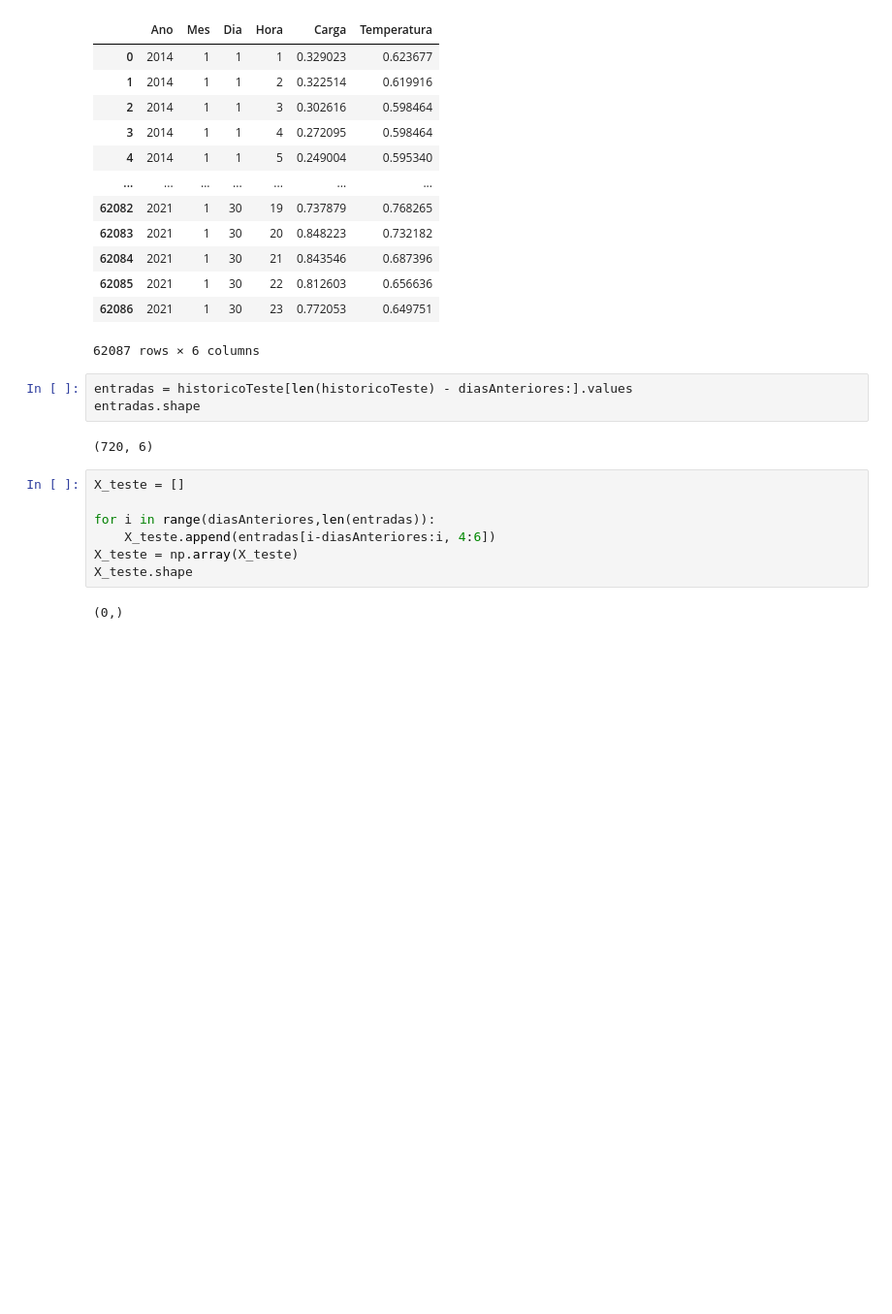
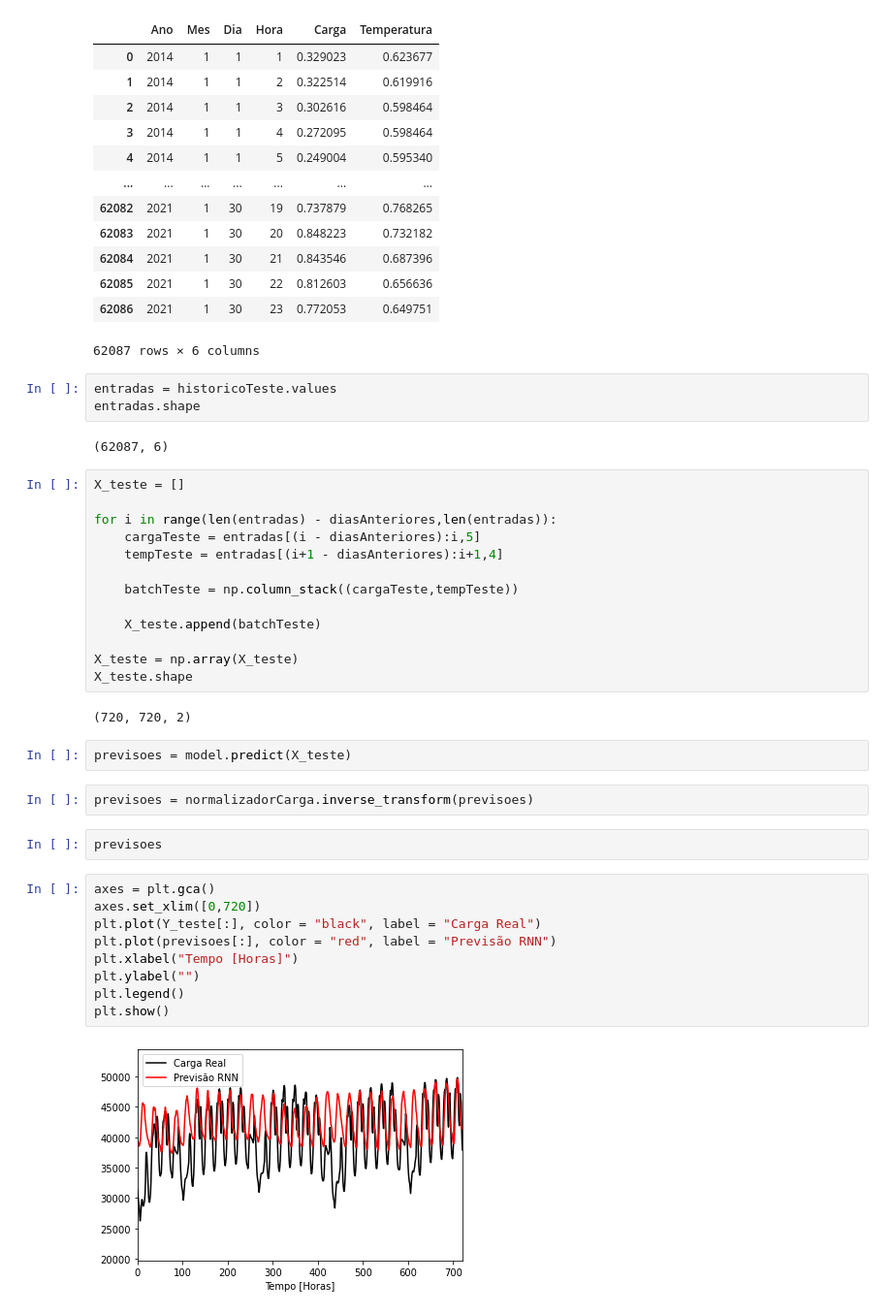
Before and after one commit to Abonvicine/ESTUDOS---Gerais, a Jupyter notebook: TG_Previsão_de_carga.ipynb, the cells around one changed output. Shown: that part at 97% size. Cells and saved outputs as stored; diff of their text form; blank space fills up the shorter version.

```diff
--- a/TG_Previsão_de_carga.ipynb
+++ b/TG_Previsão_de_carga.ipynb
@@ -137,16 +204,39 @@ historicoTeste
 | 62086 | 2021 | 1 | 30 | 23 | 0.772053 | 0.649751 |
 62087 rows × 6 columns
 # %%
-entradas = historicoTeste[len(historicoTeste) - diasAnteriores:].values
+entradas = historicoTeste.values
 entradas.shape
 # %% [output]
-(720, 6)
+(62087, 6)
 # %%
 X_teste = []
 
-for i in range(diasAnteriores,len(entradas)):
-    X_teste.append(entradas[i-diasAnteriores:i, 4:6])
+for i in range(len(entradas) - diasAnteriores,len(entradas)):
+    cargaTeste = entradas[(i - diasAnteriores):i,5]
+    tempTeste = entradas[(i+1 - diasAnteriores):i+1,4]
+
+    batchTeste = np.column_stack((cargaTeste,tempTeste))
+
+    X_teste.append(batchTeste)
+
 X_teste = np.array(X_teste)
 X_teste.shape
 # %% [output]
-(0,)
+(720, 720, 2)
+# %%
+previsoes = model.predict(X_teste)
+# %%
+previsoes = normalizadorCarga.inverse_transform(previsoes)
+# %%
+previsoes
+# %%
+axes = plt.gca()
+axes.set_xlim([0,720])
+plt.plot(Y_teste[:], color = "black", label = "Carga Real")
+plt.plot(previsoes[:], color = "red", label = "Previsão RNN")
+plt.xlabel("Tempo [Horas]")
+plt.ylabel("")
+plt.legend()
+plt.show()
+# %% [output]
+[figure, added]
```
Also changed, not shown: parts of 15 cells of this notebook.
